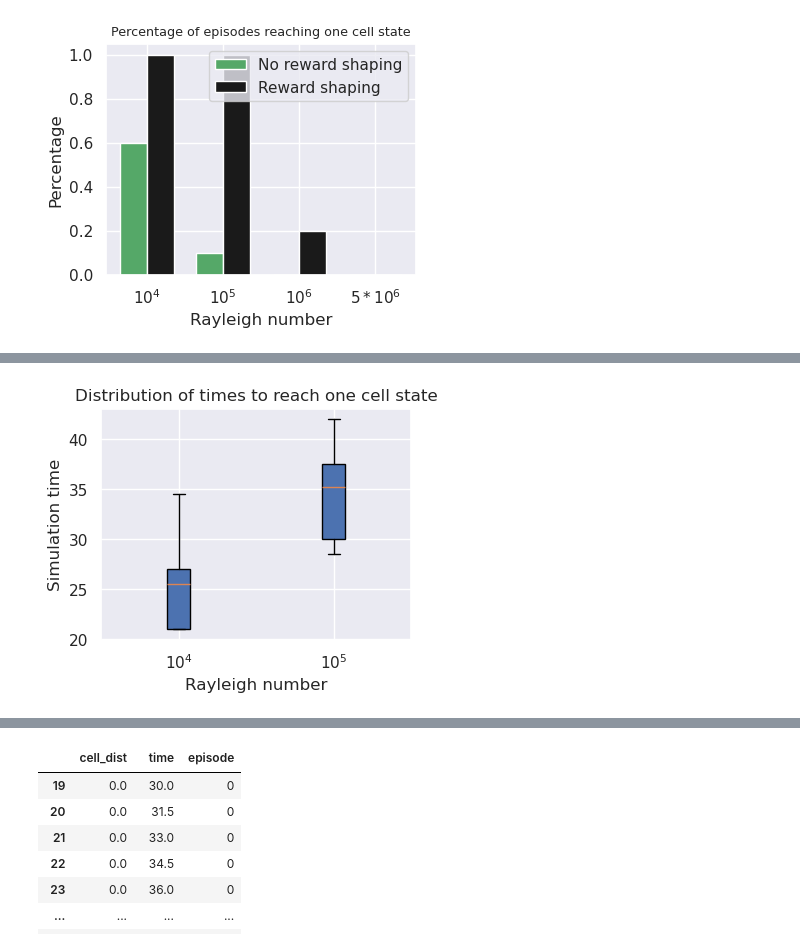
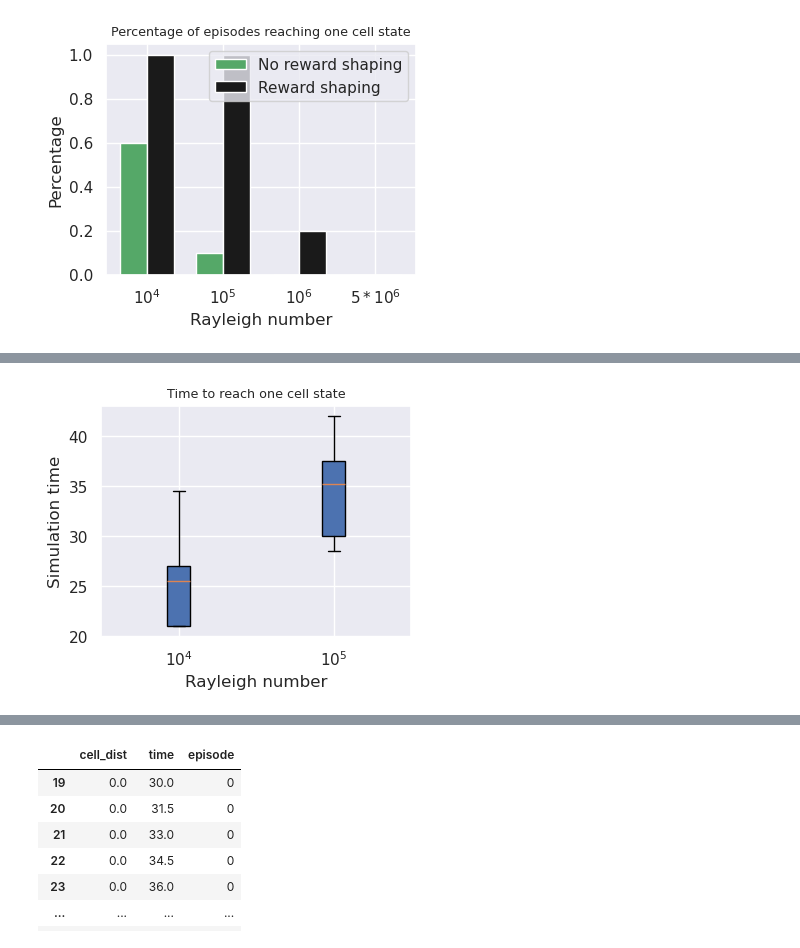
Before and after one commit to SAIL-project/RayleighBenard-Dataset, a Jupyter notebook: notebooks/results rewardshaping.ipynb, the cells around one changed output, grey strips where cells are left out. Saved outputs shown, nothing was run; the diff lists cells and outputs as text; code cells hidden in the pictures.

Commit message:
plots

```diff
--- a/notebooks/results rewardshaping.ipynb
+++ b/notebooks/results rewardshaping.ipynb
@@ -240,19 +260,21 @@ for file in csv_files:
 # %%
 # Sample data for three categories
-data = [times_to_reach_one_cell["PPO_rs25_ra10000_cell_dist.csv"], times_to_reach_one_cell["PPO_rs50_ra100000_cell_dist.csv"]]
+data = [times_to_reach_one_cell_rs["PPO_rs25_ra10000_cell_dist.csv"], times_to_reach_one_cell_rs["PPO_rs50_ra100000_cell_dist.csv"]]
 
 categories = [r'$10^4$', r'$10^5$']
 
 # Create the boxplot
 fig, ax = plt.subplots(figsize=(4, 3))
 ax.boxplot(data, labels=categories, patch_artist=True)
 
 # Labels and title
 ax.set_xlabel("Rayleigh number")
 ax.set_ylabel("Simulation time")
-ax.set_title("Distribution of times to reach one cell state")
+ax.set_title("Time to reach one cell state", fontsize=9.2)
+
+plt.savefig("paperfigures/time_eps_onecell.svg", format="svg", bbox_inches="tight")
 
 # Show the plot
 plt.show()
 # %% [output]
-[figure, old version]
+[figure, new version]
```
Also changed, not shown: parts of 3 cells of this notebook, 1 other file.
